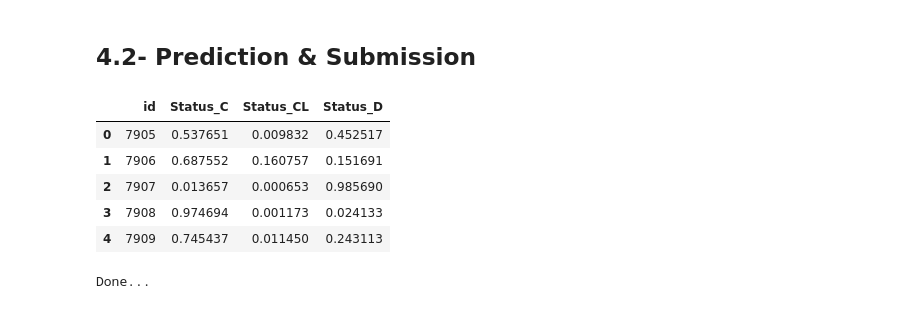
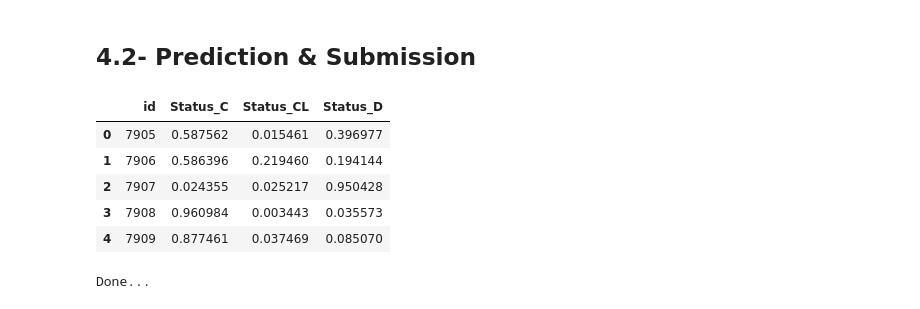
Before and after one commit to hikmatullah-mohammadi/multi-class-cirrhosis, a Jupyter notebook: multi-class-cirrhosis-eda-mi-score-feature-eng.ipynb, the cells around one changed output. Cells and saved outputs as stored; diff of their text form; code cells hidden in the pictures.

```diff
--- a/multi-class-cirrhosis-eda-mi-score-feature-eng.ipynb
+++ b/multi-class-cirrhosis-eda-mi-score-feature-eng.ipynb
@@ -472,0 +509,20 @@ LGBMClassifier()
+# %%
+# CatBoost classifier
+from catboost import CatBoostClassifier
+
+ct_params = {'iterations':470,
+              'depth': 20,
+              'learning_rate': 0.138112945166,
+              'l2_leaf_reg': 4.0368544113430485,
+              'random_strength': 0.1279482215776108,
+              'max_bin': 238,
+              'od_wait': 49,
+              'one_hot_max_size': 39,
+              'grow_policy': 'Lossguide',
+              'bootstrap_type': 'Bernoulli',
+              'od_type': 'Iter',
+              'min_data_in_leaf': 11}
+ct_model = CatBoostClassifier(**ct_params, silent=True)
+
+scores = cross_val_score(ct_model, X, y, cv=k)
+np.mean(scores)
@@ -472,0 +531,14 @@ LGBMClassifier()
+# %%
+# Voting classifier
+from sklearn.ensemble import VotingClassifier
+
+vc_model = VotingClassifier(
+    estimators=[
+        ('CatBoost', ct_model),
+        ('XGB', xgb_model),
+        ('LGBM', lgbm_model)
+    ],
+    voting='soft'
+)
+score = cross_val_score(vc_model, X, y, cv=k)
+np.mean(score)
@@ -472,0 +547,3 @@ LGBMClassifier()
+# %%
+# fit the voting classifier model
+vc_model.fit(X_train, y_train)
@@ -501,21 +595,21 @@ Log Loss: 0.4543
 # %%
 # predict on the test set
 # classification
-lgbm_preds = lgbm.predict_proba(df_test)
+vc_preds = vc_model.predict_proba(df_test)
 # %%
 # create the submission file
 sb_file = pd.read_csv('/kaggle/input/playground-series-s3e26/sample_submission.csv')
-sb_file.Status_D = lgbm_preds[:, 0]
-sb_file.Status_C = lgbm_preds[:, 1]
-sb_file.Status_CL = lgbm_preds[:, 2]
+sb_file.Status_D = vc_preds[:, 0]
+sb_file.Status_C = vc_preds[:, 1]
+sb_file.Status_CL = vc_preds[:, 2]
 sb_file.head()
 # %% [output]
 |  | id | Status_C | Status_CL | Status_D |
-| 0 | 7905 | 0.537651 | 0.009832 | 0.452517 |
-| 1 | 7906 | 0.687552 | 0.160757 | 0.151691 |
-| 2 | 7907 | 0.013657 | 0.000653 | 0.985690 |
-| 3 | 7908 | 0.974694 | 0.001173 | 0.024133 |
-| 4 | 7909 | 0.745437 | 0.011450 | 0.243113 |
+| 0 | 7905 | 0.587562 | 0.015461 | 0.396977 |
+| 1 | 7906 | 0.586396 | 0.219460 | 0.194144 |
+| 2 | 7907 | 0.024355 | 0.025217 | 0.950428 |
+| 3 | 7908 | 0.960984 | 0.003443 | 0.035573 |
+| 4 | 7909 | 0.877461 | 0.037469 | 0.085070 |
 # %%
 # write to a file
 sb_file.to_csv('./submission.csv', index=False)
```
Also changed, not shown: parts of 10 cells of this notebook.
